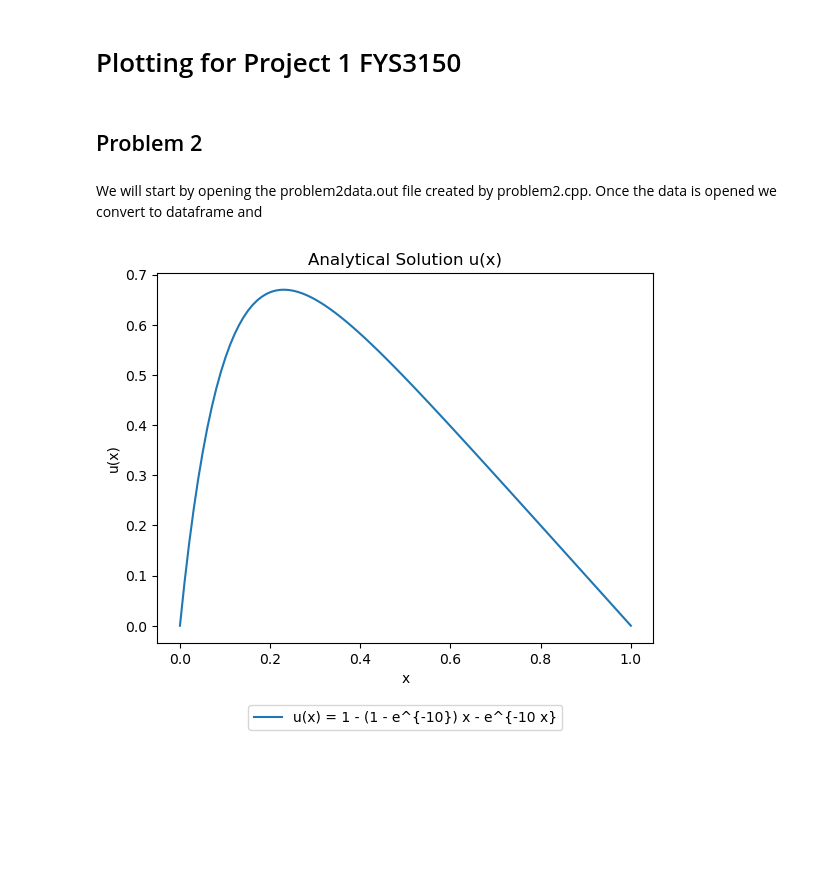
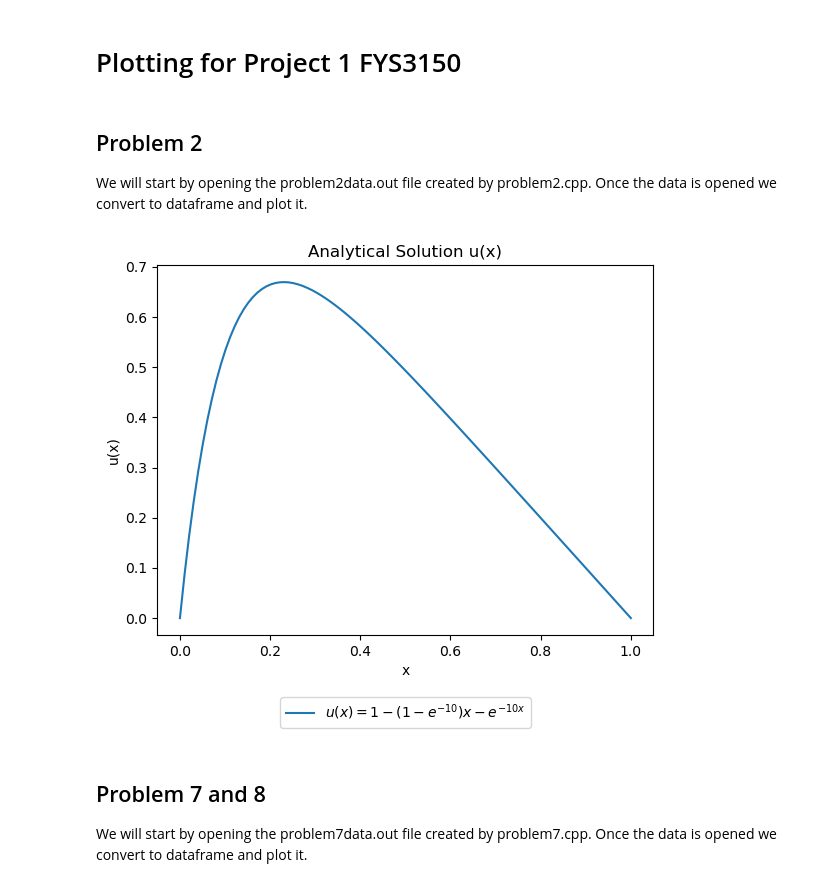
Before and after one commit to Johannesfjeldsaa/FYS3150_projects, a Jupyter notebook: Project1/solutions/plotting.ipynb, the cells around one changed output. Saved outputs shown, nothing was run; the diff lists cells and outputs as text; code cells hidden in the pictures; blank space fills up the shorter version.

```diff
--- a/Project1/solutions/plotting.ipynb
+++ b/Project1/solutions/plotting.ipynb
@@ -8,21 +8,25 @@ import matplotlib.pyplot as plt
 import seaborn as sns
 
 output_dir = os.path.join(os.getcwd(), '../output')
-# %% [markdown]
-## Problem 2
 # %% [markdown]
-We will start by opening the problem2data.out file created by problem2.cpp. Once the data is opened we convert to dataframe and
+## Problem 2
+We will start by opening the problem2data.out file created by problem2.cpp. Once the data is opened we convert to dataframe and plot it.
 # %%
 with open(os.path.join(output_dir, 'problem2data.out'), 'r') as f:
     problem2df = pd.read_csv(f, sep=' ')
 # %%
-plt.plot(problem2df['x'], problem2df['u'], label=r'u(x) = 1 - (1 - e^{-10}) x - e^{-10 x}')
+plt.plot(problem2df['x'], problem2df['u'], label=r'$u(x) = 1 - (1 - e^{-10}) x - e^{-10 x}$')
 plt.xlabel('x')
 plt.ylabel('u(x)')
 plt.title('Analytical Solution u(x)')
 
 
-plt.legend(loc='upper center', bbox_to_anchor=(0.5, -0.15), ncol=2)
+plt.legend(loc='upper center', bbox_to_anchor=(0.5, -0.15), )
+
+plt.savefig(os.path.join('Illustrations', 'problem2fig.pdf'), bbox_inches='tight')
 plt.show()
 # %% [output]
-[figure, old version]
+[figure, new version]
+# %% [markdown]
+## Problem 7 and 8
+We will start by opening the problem7data.out file created by problem7.cpp. Once the data is opened we convert to dataframe and plot it.
```
Also changed, not shown: parts of 9 cells of this notebook, 9 other files.
